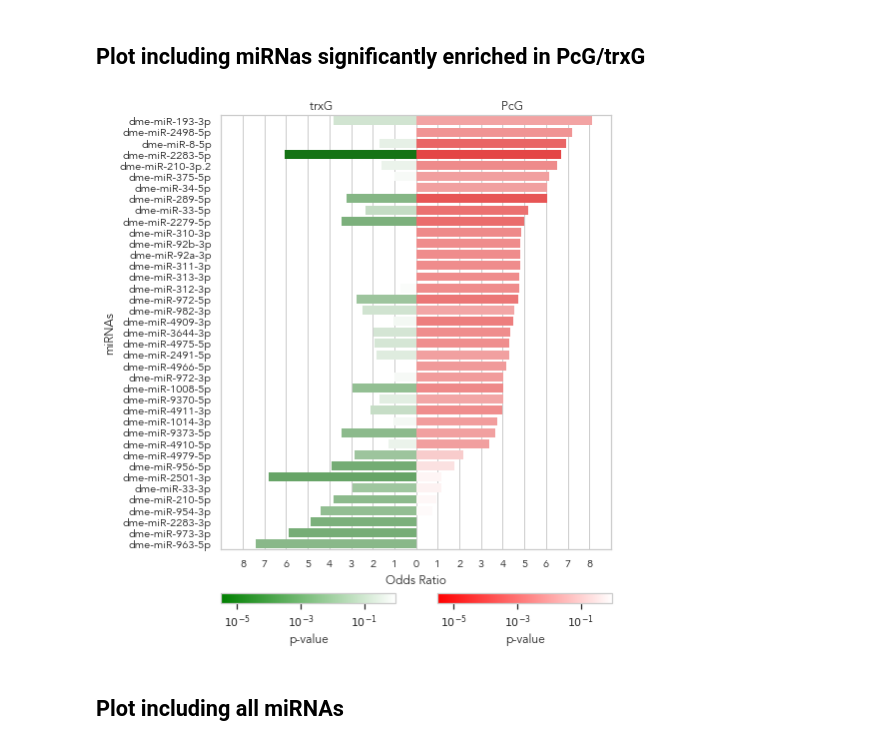
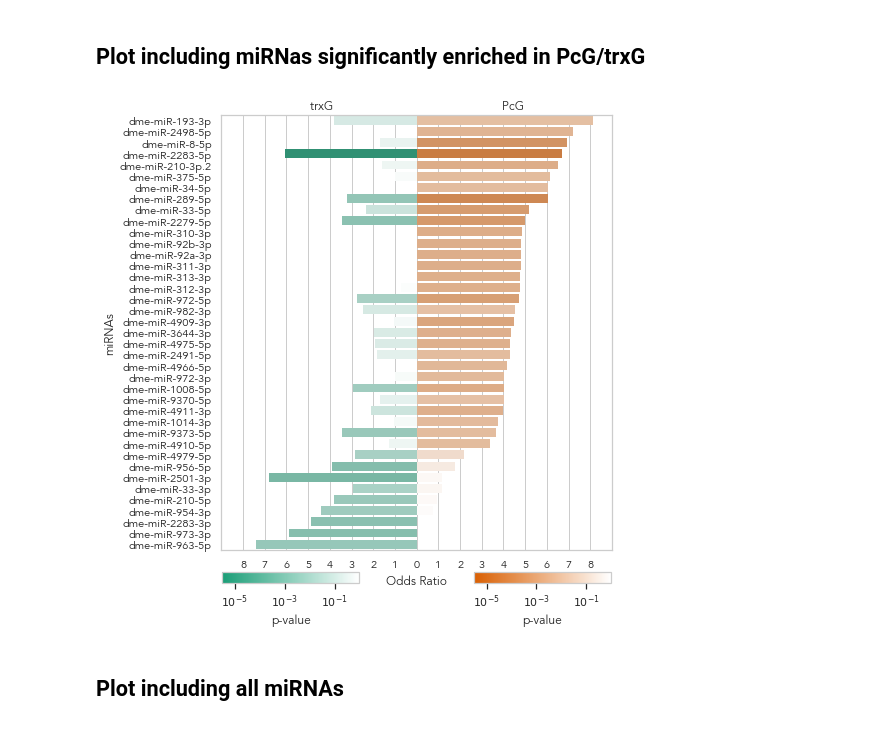
Before and after one commit to j-solor/Drosophila-miRNA-PcG-circuits, a Jupyter notebook: Analysis/Analysis.ipynb, the cells around one changed output. Cells and saved outputs as stored; diff of their text form; code cells hidden in the pictures.

Commit message:
fix savefig error in colorbar location Fig miRNAs OR

```diff
--- a/Analysis/Analysis.ipynb
+++ b/Analysis/Analysis.ipynb
@@ -24,11 +24,11 @@ import statsmodels.stats.multitest as multitest
 from adjustText import adjust_text
 # %%
 # general plot setting
-PcG_color = "tab:red"
-trxG_color = "tab:green"
-shared_color = "tab:blue"
-PcGcmp = LinearSegmentedColormap.from_list("", ["white","red"])
-trxGcmp = LinearSegmentedColormap.from_list("", ["white","green"])
+PcG_color = "#d95f02"
+trxG_color = "#1b9e77"
+shared_color = "#7570b3"
+PcGcmp = LinearSegmentedColormap.from_list("", ["white",PcG_color])
+trxGcmp = LinearSegmentedColormap.from_list("", ["white",trxG_color])
 generalcmp = LinearSegmentedColormap.from_list("", ["black","white"])
 # %% [markdown]
 ## HCImiRTps enrichment Analysis
@@ -394,45 +394,47 @@ PcGaxins = inset_axes(ax,
                     height="5%",
                     loc='lower right',
                     borderpad=-7,
-                    bbox_to_anchor = (28, #control x
-                                      95, # control Y
-                                      350, # contrrol wide
-                                      200 )#control height
+                    bbox_to_anchor = (0.1, #control x
+                                      0.1, # control Y
+                                      0.7, # contrrol wide
+                                      0.5 ),#control height
+                      bbox_transform=ax.transAxes
                      )
 
 trxGaxins = inset_axes(ax,
                     width="50%",
                     height="5%",
                     loc='lower left',
                     borderpad=-7,
-                       bbox_to_anchor = (140, #control x
-                                         95, # control Y
-                                         350, # contrrol wide
-                                         200 )#control height
+                       bbox_to_anchor = (0.2, #control x
+                                         0.1, # control Y
+                                         0.7, # contrrol wide
+                                         0.5 ),#control height
+                       bbox_transform=ax.transAxes
                      )
 
 
 ## plot
 cbar_PcG = ax.figure.colorbar(PcGcb,ticks = [-1, -3, -5], cax = PcGaxins, orientation="horizontal", label = "p-value")
 cbar_trxG = ax.figure.colorbar(trxGcb, ticks = [-1, -3, -5], cax = trxGaxins, orientation="horizontal", label = "p-value")
 
 ## format
 tick_text = list("$10^{%i}$" %(x) for x in cbar_PcG.get_ticks())
 cbar_PcG.set_ticklabels(tick_text)
 cbar_trxG.set_ticklabels(tick_text)
 #cbar_PcG.ax.set_title("PcG")
 #cbar_trxG.ax.set_title("trxG")
 
 # Aesthetics
 ax.set_xlim(-9,9)
 ax.set_xticks(range(-8,9)) # <--- set the ticks first
 ax.set_xticklabels([abs(ele) for ele in range(-8,9)])
 ax.set_xlabel("Odds Ratio")
 ax.set_title("trxG" + 50*" " + "PcG")
 
-plt.savefig("plots/bestPcG_OR.png", dpi = 500, transparent = True)
+plt.savefig("plots/bestPcG_OR.png", dpi = 500, transparent = True, bbox_inches='tight')
 # %% [output]
-[figure, old version]
+[figure, new version]
 # %% [markdown]
 ## Plot including all miRNAs
 # %%
```
